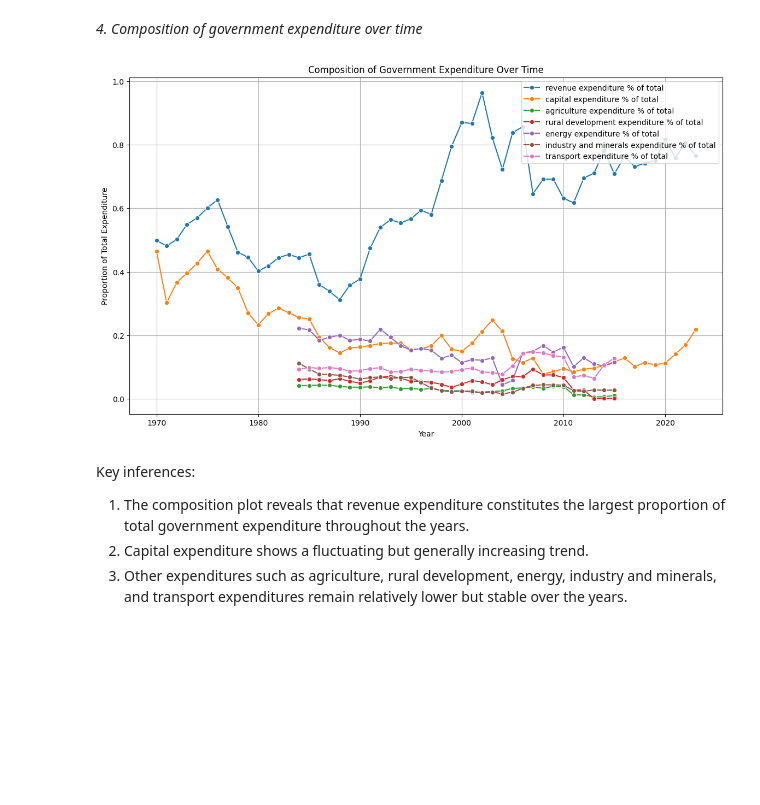
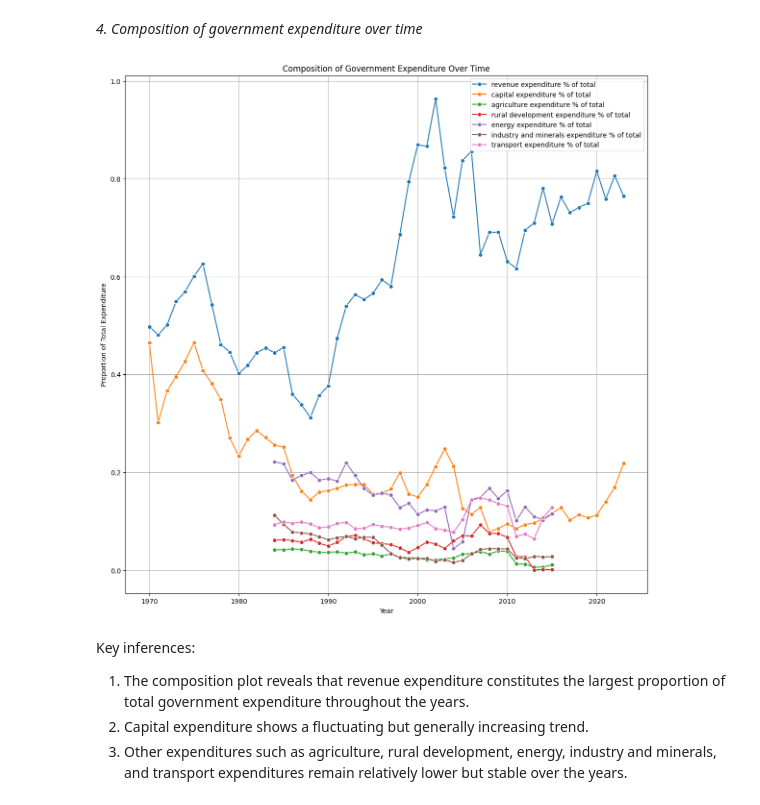
Before and after one commit to notadithyabhat/python_for_analytics_project, a Jupyter notebook: Step2-EDA.ipynb, the cells around one changed output. Cells and saved outputs as stored; diff of their text form; code cells hidden in the pictures; blank space fills up the shorter version.

```diff
--- a/Step2-EDA.ipynb
+++ b/Step2-EDA.ipynb
@@ -86,27 +86,27 @@ Key inferences:
 # %%
 # Calculate the proportion of each expenditure type over total expenditure
 expenditure_columns = ['revenue expenditure', 'capital expenditure', 'agriculture expenditure',
                        'rural development expenditure', 'energy expenditure',
                        'industry and minerals expenditure', 'transport expenditure']
 
 # Normalize expenditure columns by total expenditure
 for column in expenditure_columns:
     df[f'{column} % of total'] = df[column] / df['total expenditure']
 
 # Plot the composition over time
 df_plot = df.melt(id_vars=['year'], value_vars=[f'{col} % of total' for col in expenditure_columns],
                   var_name='Expenditure Type', value_name='Proportion')
 
-plt.figure(figsize=(14, 8))
+plt.figure(figsize=(14, 14))
 sns.lineplot(data=df_plot, x='year', y='Proportion', hue='Expenditure Type', marker='o')
 plt.title('Composition of Government Expenditure Over Time')
 plt.xlabel('Year')
 plt.ylabel('Proportion of Total Expenditure')
 plt.legend(loc='upper right')
 plt.grid(True)
 plt.show()
 # %% [output]
-[figure, old version]
+[figure, new version]
 # %% [markdown]
 Key inferences:
 1. The composition plot reveals that revenue expenditure constitutes the largest proportion of total government expenditure throughout the years.
```
Also changed, not shown: parts of 2 cells of this notebook.
